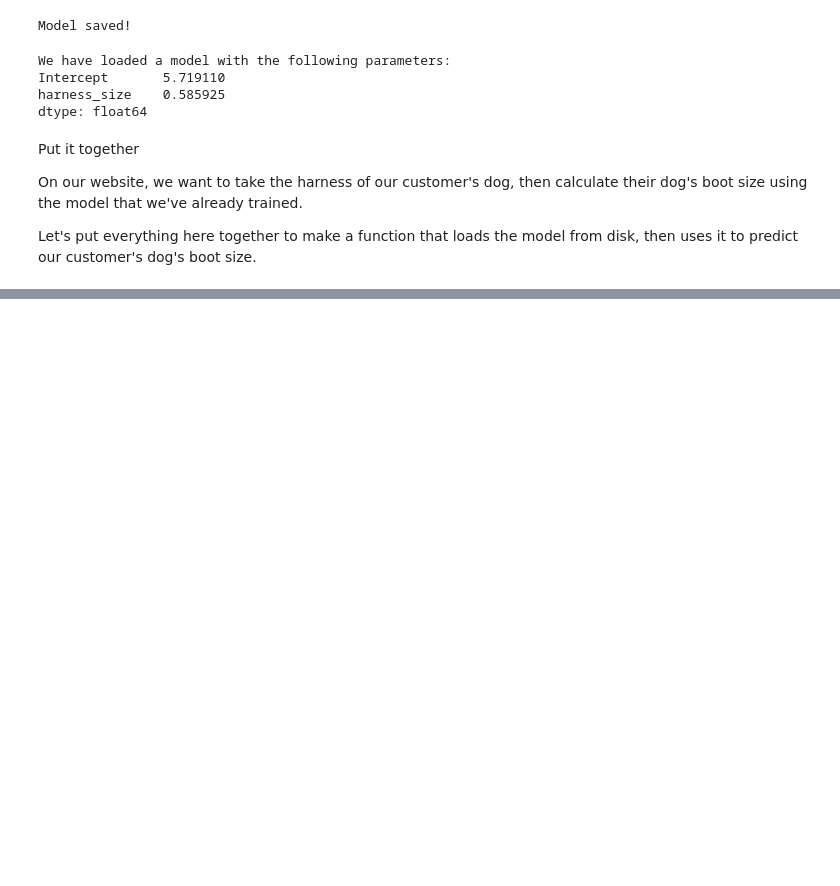
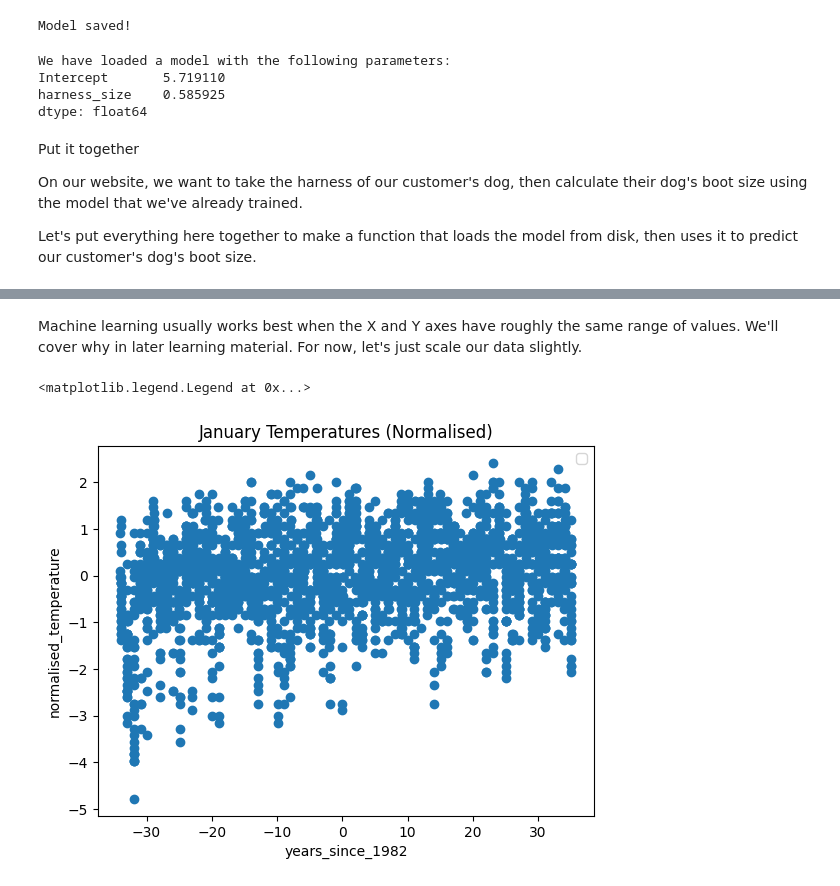
Before and after one commit to walethewave/Flexisaf-Gen-AI-DS-Internship, a Jupyter notebook: Flexisaf.ipynb, the cells around one changed output, grey strips where cells are left out. Cells and saved outputs as stored; diff of their text form; code cells hidden in the pictures; blank space fills up the shorter version.

```diff
--- a/Flexisaf.ipynb
+++ b/Flexisaf.ipynb
@@ -477,0 +669,24 @@ Let's put everything here together to make a function that loads the model from
+# %% [markdown]
+Machine learning usually works best when the X and Y axes have roughly the same range of values. We'll cover why in later learning material. For now, let's just scale our data slightly.
+# %%
+import numpy as np
+
+# This block of code scales and offsets the data slightly, which helps the training process
+# You don't need to understand this code. We'll cover these concepts in later learning material
+
+# Offset date into number of years since 1982
+data["years_since_1982"] = [(d.year + d.timetuple().tm_yday / 365.25) - 1982 for d in data.DATE]
+
+# Scale and offset temperature so that it has a smaller range of values
+data["normalised_temperature"] = (data["TMIN"] - np.mean(data["TMIN"])) / np.std(data["TMIN"])
+
+# Graph
+plt.scatter(data["years_since_1982"], data["normalised_temperature"])
+# add labels and legend
+plt.xlabel("years_since_1982")
+plt.ylabel("normalised_temperature")
+plt.title("January Temperatures (Normalised)")
+plt.legend()
+# %% [output]
+<matplotlib.legend.Legend at 0x...>
+[figure, added]
```
Also changed, not shown: parts of 28 cells of this notebook, 1 other file.
